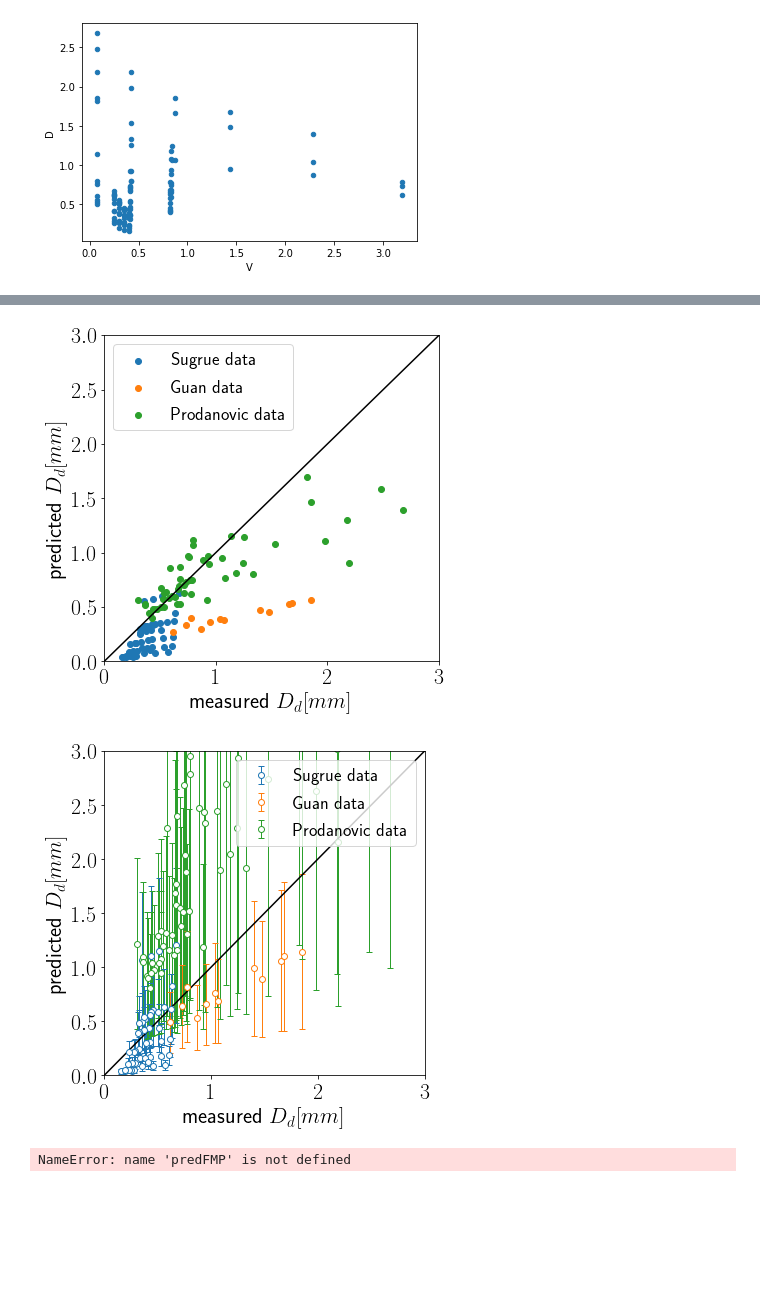
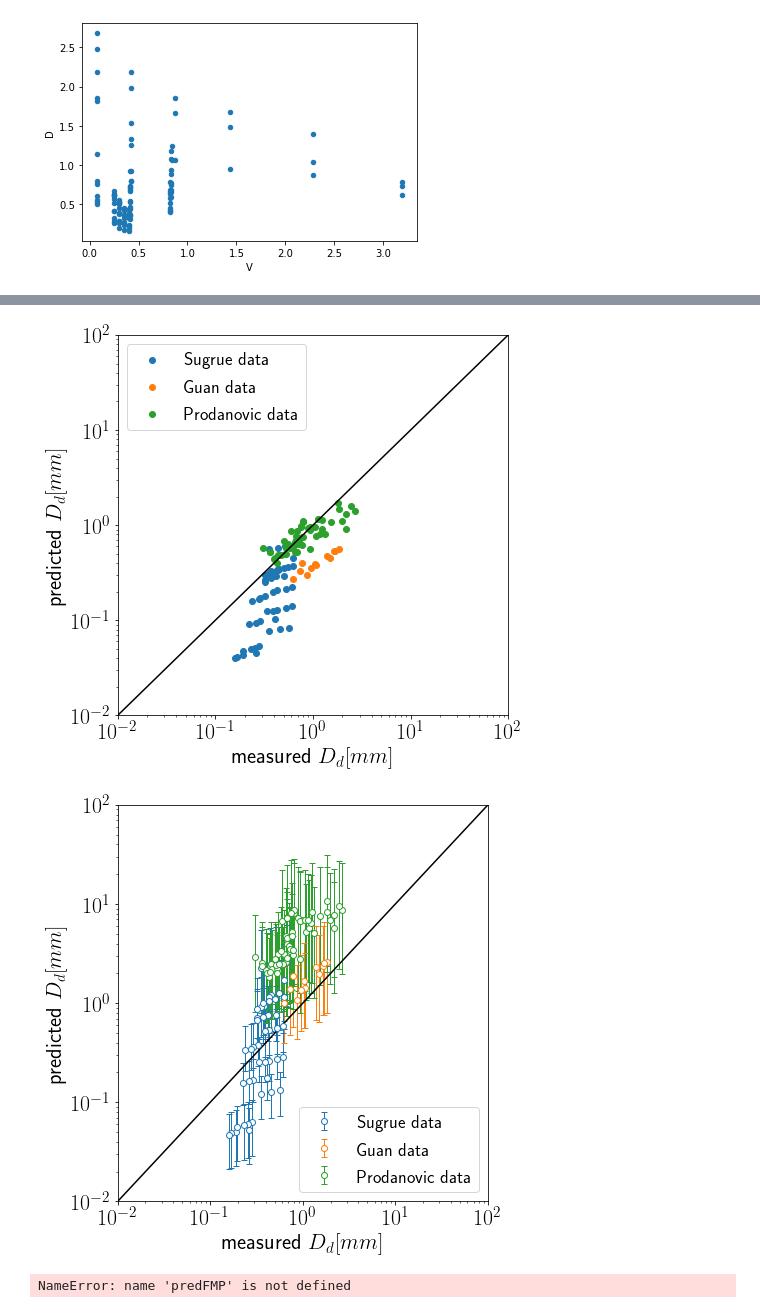
Before and after one commit to nleoni95/code2, a Jupyter notebook: Ravik/0D_heatflux/Dd_prediction.ipynb, the cells around one changed output, grey strips where cells are left out. Saved outputs shown, nothing was run; the diff lists cells and outputs as text; code cells hidden in the pictures; blank space fills up the shorter version.

```diff
--- a/Ravik/0D_heatflux/Dd_prediction.ipynb
+++ b/Ravik/0D_heatflux/Dd_prediction.ipynb
@@ -201,15 +201,21 @@ def create_predictions(df,exp_data):
     #génère les prédictions de diamètres expérimentaux à partir d'un dataframe contenant des samples de la postérieure.
     #df contient les t1, t2, et chaque ligne est un sample postérieure. On prend les prédictions moyennes et variance.
     means=np.zeros([exp_data.shape[0]])
-    var=np.zeros([exp_data.shape[0]])
+    preds=np.empty((len(df),exp_data.shape[0]))
+    q2p5=np.zeros([exp_data.shape[0]])
+    q97p5=np.zeros([exp_data.shape[0]])
     for index,row in df.iterrows():
         params=[row['t1'],row['t2']]
         Dpred=compute_d(params,exp_data)
         for i in range(exp_data.shape[0]):
             means[i]+=Dpred[i]
-            var[i]+=(Dpred[i]**2)
+        preds[index]=Dpred
     means/=len(df)
-    var=var/len(df)-np.array(means)**2
-    d={'mean':means,'var':var}
+    for i in range(exp_data.shape[0]):
+        q2p5[i]=np.quantile(preds[:,i],0.005)
+        q97p5[i]=np.quantile(preds[:,i],0.995)
+
+
+    d={'mean':means,'q2p5':q2p5,'q97p5':q97p5}
     X=pd.DataFrame(d)
     return X
@@ -217,7 +243,7 @@ def create_predictions(df,exp_data):
 #simple plot de la corrélation de Ravik, pour voir sa capacité prédictive. après je pourrai coder celles qu'on obtient à partir d'un échantillon, ouais.
 coefsRavik=[18.9e-6,0.75]
 #print(compute_d(coefsRavik))
-posttest=pd.DataFrame(data=np.loadtxt("../NIGP_zeromean/results/separatedensities/fb/samp5.gnu")[:,1:3],columns=['t1','t2'])
+posttest=pd.DataFrame(data=np.loadtxt("../NIGP_zeromean/results/middensities/opt/samp5.gnu")[:,1:3],columns=['t1','t2'])
 #on passe du domaine [0,1] aux vrais domaines
 posttest['t1']=(posttest['t1']+0.5)*18.9e-6
 posttest['t2']=(posttest['t2']+0.5)*0.75
@@ -228,9 +254,9 @@ predspro=create_predictions(posttest,prodanovic_data)
 
 #print(create_predictions(posttest))
 #print(compute_d(coefsRavik))
-fig,axs=plt.subplots(nrows=1,ncols=1,figsize=(6,6))
+fig,axs=plt.subplots(nrows=1,ncols=1,figsize=(7,7))
 
-xlim=[0,3]
+xlim=[1e-2,1e2]
 ylim=xlim
 #plot les données
 
@@ -244,42 +270,48 @@ x=np.linspace(xlim,100)
 axs.plot(x,x,color='black')
 axs.set_xlim(xlim)
 axs.set_ylim(ylim)
+axs.set_xscale('log')
+axs.set_yscale('log')
 axs.legend()
 
 
-fig,axs=plt.subplots(nrows=1,ncols=1,figsize=(6,6))
-
+fig,axs=plt.subplots(nrows=1,ncols=1,figsize=(7,7))
+errorsugrue=[predssugrue['mean']-predssugrue['q2p5'],predssugrue['q97p5']-predssugrue['mean']]
+errorguan=[predsguan['mean']-predsguan['q2p5'],predsguan['q97p5']-predsguan['mean']]
+errorprodanovic=[predspro['mean']-predspro['q2p5'],predspro['q97p5']-predspro['mean']]
 
 
 axs.set_xlabel(r'measured $D_d [mm]$')
 axs.set_ylabel(r'predicted $D_d [mm]$')
+axs.set_xscale('log')
+axs.set_yscale('log')
 axs.errorbar(sugrue_data['D'],predssugrue['mean'],
-                yerr=2*np.sqrt(predssugrue['var']),
+                yerr=errorsugrue,
                 marker='o',ms=6,mfc='white',
                 capsize=3,linewidth=0,
                 elinewidth=1,
                 label='Sugrue data',fmt='o')
 axs.errorbar(guan_data['D'],predsguan['mean'],
-                yerr=2*np.sqrt(predsguan['var']),
+                yerr=errorguan,
                 marker='o',ms=6,mfc='white',
                 capsize=3,linewidth=0,elinewidth=1,
                 label='Guan data',fmt='o')
 axs.errorbar(prodanovic_data['D'],predspro['mean'],
-                yerr=2*np.sqrt(predspro['var']),
+                yerr=errorprodanovic,
                 marker='o',ms=6,mfc='white',
                 capsize=3,linewidth=0,
                 elinewidth=1,
                 label='Prodanovic data')
 
 x=np.linspace(xlim,100)
 axs.plot(x,x,color='black')
 axs.set_xlim(xlim)
 axs.set_ylim(ylim)
 axs.legend()
 plt.tight_layout()
 # %% [output]
-[figure, old version]
+[figure, new version]
-[figure, old version]
+[figure, new version]
 # %%
 print(predFMP)
 # %% [output]
```
Also changed, not shown: parts of 1 cell of this notebook, 11 other files.
